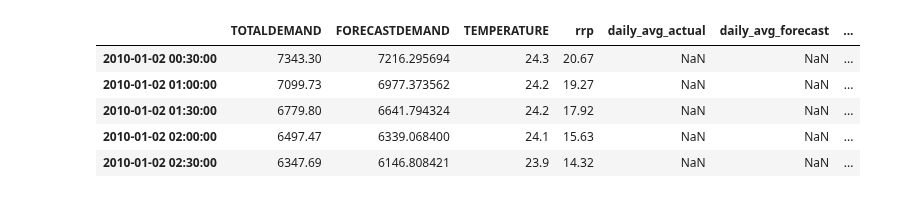
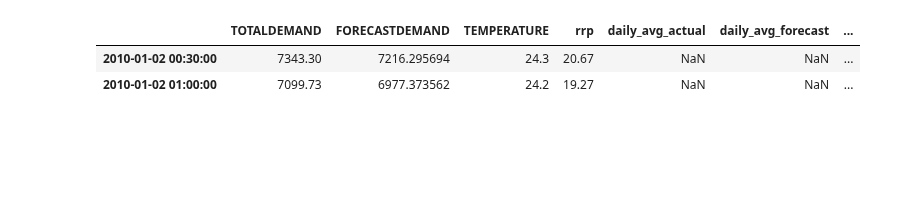
Before and after one commit to mkingopng/electricity_demand_forecasting, a Jupyter notebook: src/eda_gfx_outlierPlots.ipynb, the cells around one changed output. Cells and saved outputs as stored; diff of their text form; code cells hidden in the pictures; blank space fills up the shorter version.

```diff
--- a/src/eda_gfx_outlierPlots.ipynb
+++ b/src/eda_gfx_outlierPlots.ipynb
@@ -3,13 +3,9 @@ import pandas as pd
 import matplotlib.pyplot as plt
 # %%
 link = './../data/NSW/nsw_df.parquet'
-df = pd.read_parquet(link)
-nsw_df = df
+nsw_df = pd.read_parquet(link)
 nsw_df.head(2)
 # %% [output]
 |  | TOTALDEMAND | FORECASTDEMAND | TEMPERATURE | rrp | daily_avg_actual | daily_avg_forecast | ... |
 | 2010-01-02 00:30:00 | 7343.30 | 7216.295694 | 24.3 | 20.67 | NaN | NaN | ... |
 | 2010-01-02 01:00:00 | 7099.73 | 6977.373562 | 24.2 | 19.27 | NaN | NaN | ... |
-| 2010-01-02 01:30:00 | 6779.80 | 6641.794324 | 24.2 | 17.92 | NaN | NaN | ... |
-| 2010-01-02 02:00:00 | 6497.47 | 6339.068400 | 24.1 | 15.63 | NaN | NaN | ... |
-| 2010-01-02 02:30:00 | 6347.69 | 6146.808421 | 23.9 | 14.32 | NaN | NaN | ... |
```
Also changed, not shown: parts of 7 cells of this notebook.
